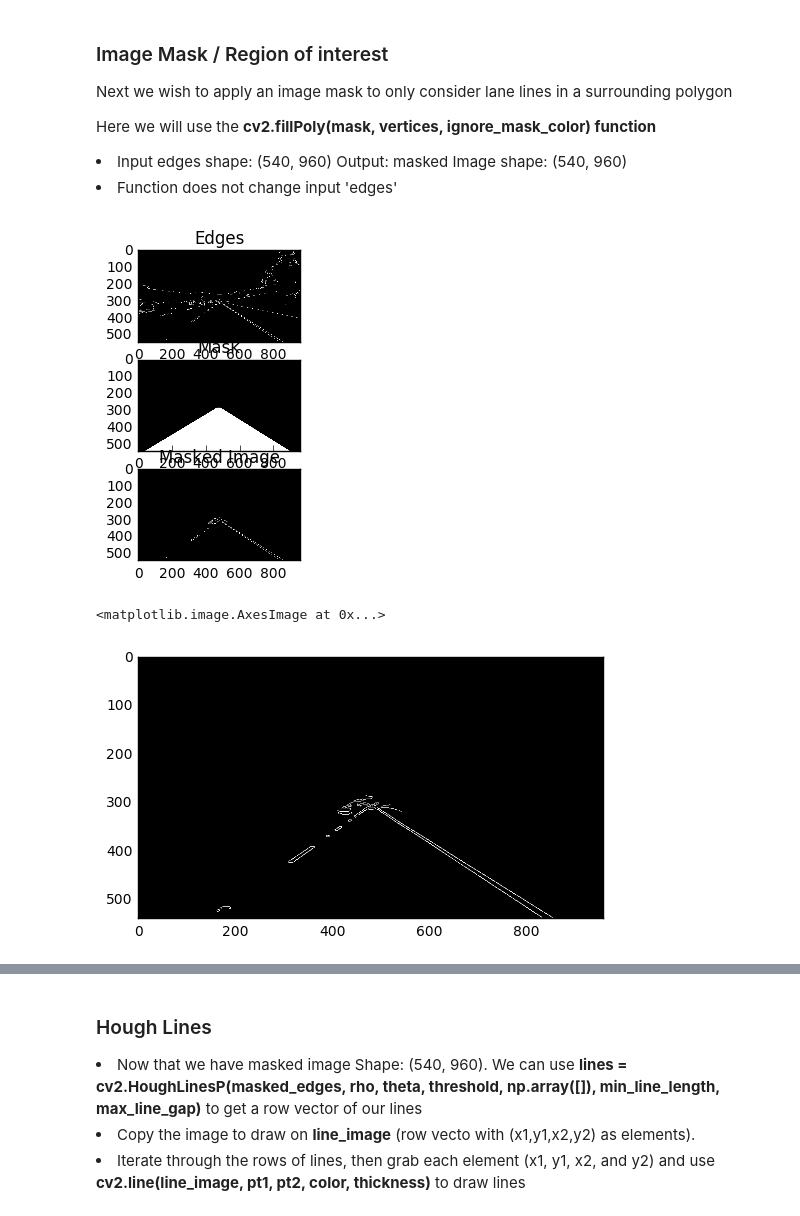
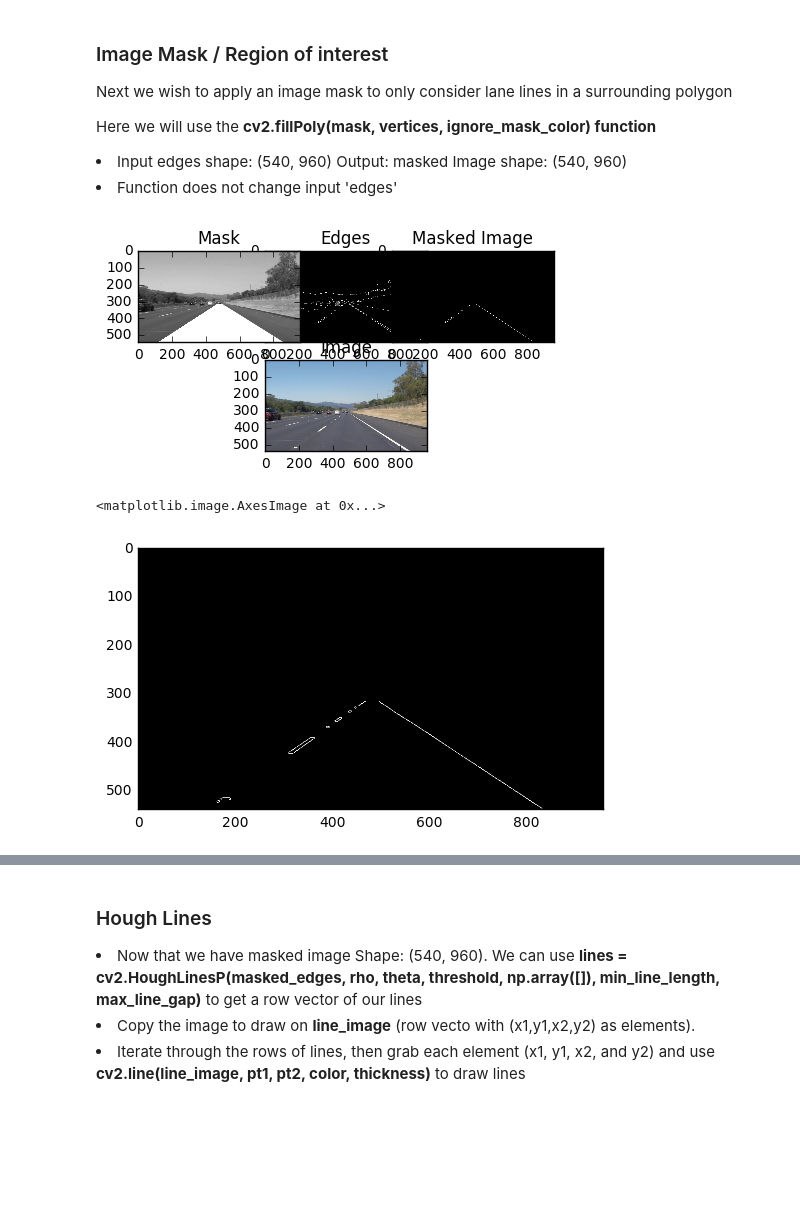
Before and after one commit to JonathanCMitchell/Self-Driving-Car-ND, a Jupyter notebook: Project 1-Lane Detection.ipynb, the cells around one changed output, grey strips where cells are left out. Saved outputs shown, nothing was run; the diff lists cells and outputs as text; code cells hidden in the pictures; blank space fills up the shorter version.

Commit message:
[feature] - changes vertices to give accurate lane lines

```diff
--- a/Project 1-Lane Detection.ipynb
+++ b/Project 1-Lane Detection.ipynb
@@ -81,36 +81,43 @@ edges = canny(blur_gray, low_threshold, high_threshold)
 # %%
 #make general shape of mask
 mask = np.zeros_like(edges)
 # create ignore mask color = 255
 ignore_mask_color = 255
 
 # create vertices for region
 imshape = image.shape
 
 # CHANGE VERTICES FOR BETTER ACCURACY
-vertices = np.array([[(40,imshape[0]),(465, 285), (imshape[1]-475, 285), (imshape[1] -65,imshape[0])]], dtype=np.int32)
+vertices = np.array([[(120,imshape[0]),(465, 317), (imshape[1]-465, 317), (imshape[1] -110,imshape[0])]], dtype=np.int32)
 
 # Polyfill the mask and do a bitwise_and to keep only edges in the region
 (masked_image, mask) = region_of_interest(edges, vertices)
 
+#Mask and image:
+masked_edges = cv2.bitwise_or(mask, gray)
 
 # PLOT
 fig = plt.figure()
 
 a = fig.add_subplot(3,1,1)
 edgeplot = plt.imshow(edges, cmap="gray")
 a.set_title('Edges')
 
 a = fig.add_subplot(3,1,2)
+a.set_title('Image')
+edgeplot = plt.imshow(image)
+
+a = fig.add_subplot(3,2,1)
 a.set_title('Mask')
-edgeplot = plt.imshow(mask, cmap="gray")
-a = fig.add_subplot(3,1,3)
+edgeplot = plt.imshow(masked_edges, cmap="gray")
+
+a = fig.add_subplot(3,2,2)
 a.set_title('Masked Image')
 edgeplot = plt.imshow(masked_image, cmap="gray")
 plt.show()
 
 plt.imshow(masked_image, cmap="gray")
 # %% [output]
-[figure, old version]
+[figure, new version]
 <matplotlib.image.AxesImage at 0x...>
-[figure, old version]
+[figure, new version]
```
Also changed, not shown: parts of 5 cells of this notebook.
